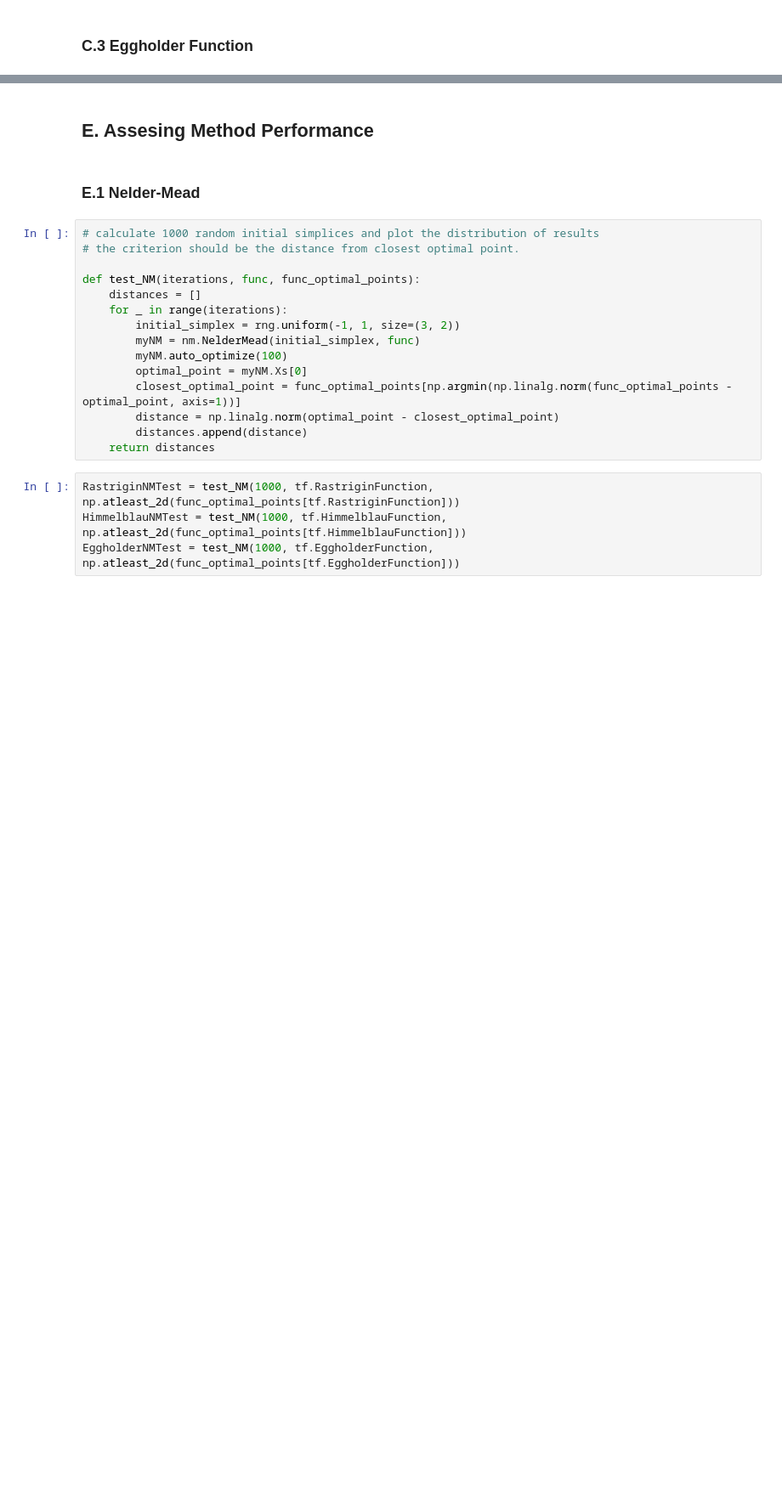
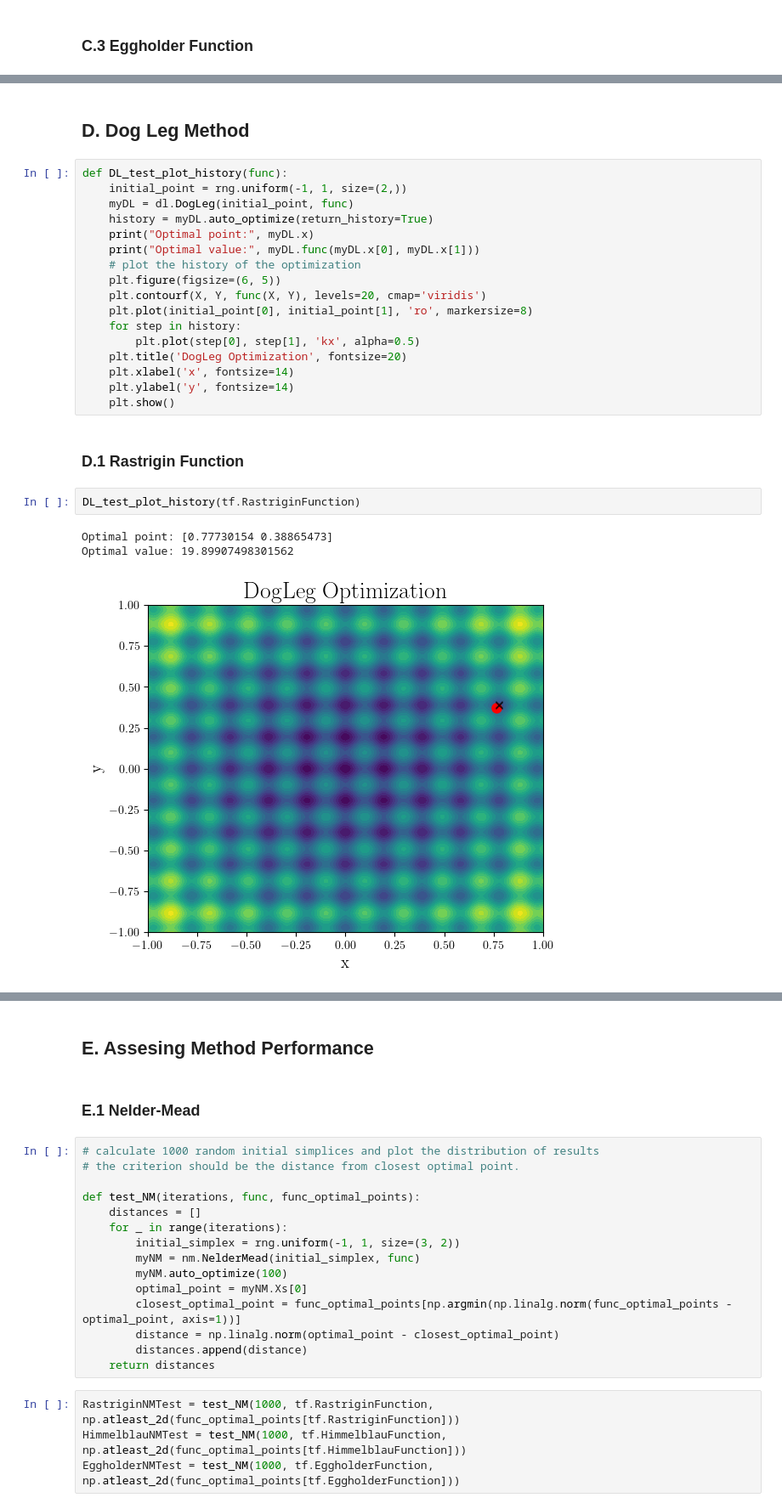
Before and after one commit to DrumJB/NumericalMinimization, a Jupyter notebook: Testing.ipynb, the cells around one changed output, grey strips where cells are left out. Shown at 85% size. Saved outputs shown, nothing was run; the diff lists cells and outputs as text; blank space fills up the shorter version.

Commit message:
DogLeg and Final Graph

```diff
--- a/Testing.ipynb
+++ b/Testing.ipynb
@@ -151,0 +153,27 @@ Optimal value: -715.9801136098888
+# %% [markdown]
+## D. Dog Leg Method
+# %%
+def DL_test_plot_history(func):
+    initial_point = rng.uniform(-1, 1, size=(2,))
+    myDL = dl.DogLeg(initial_point, func)
+    history = myDL.auto_optimize(return_history=True)
+    print("Optimal point:", myDL.x)
+    print("Optimal value:", myDL.func(myDL.x[0], myDL.x[1]))
+    # plot the history of the optimization
+    plt.figure(figsize=(6, 5))
+    plt.contourf(X, Y, func(X, Y), levels=20, cmap='viridis')
+    plt.plot(initial_point[0], initial_point[1], 'ro', markersize=8)
+    for step in history:
+        plt.plot(step[0], step[1], 'kx', alpha=0.5)
+    plt.title('DogLeg Optimization', fontsize=20)
+    plt.xlabel('x', fontsize=14)
+    plt.ylabel('y', fontsize=14)
+    plt.show()
+# %% [markdown]
+### D.1 Rastrigin Function
+# %%
+DL_test_plot_history(tf.RastriginFunction)
+# %% [output]
+Optimal point: [0.77730154 0.38865473]
+Optimal value: 19.89907498301562
+[figure, added]
```
Also changed, not shown: parts of 19 cells of this notebook, 2 other files.
